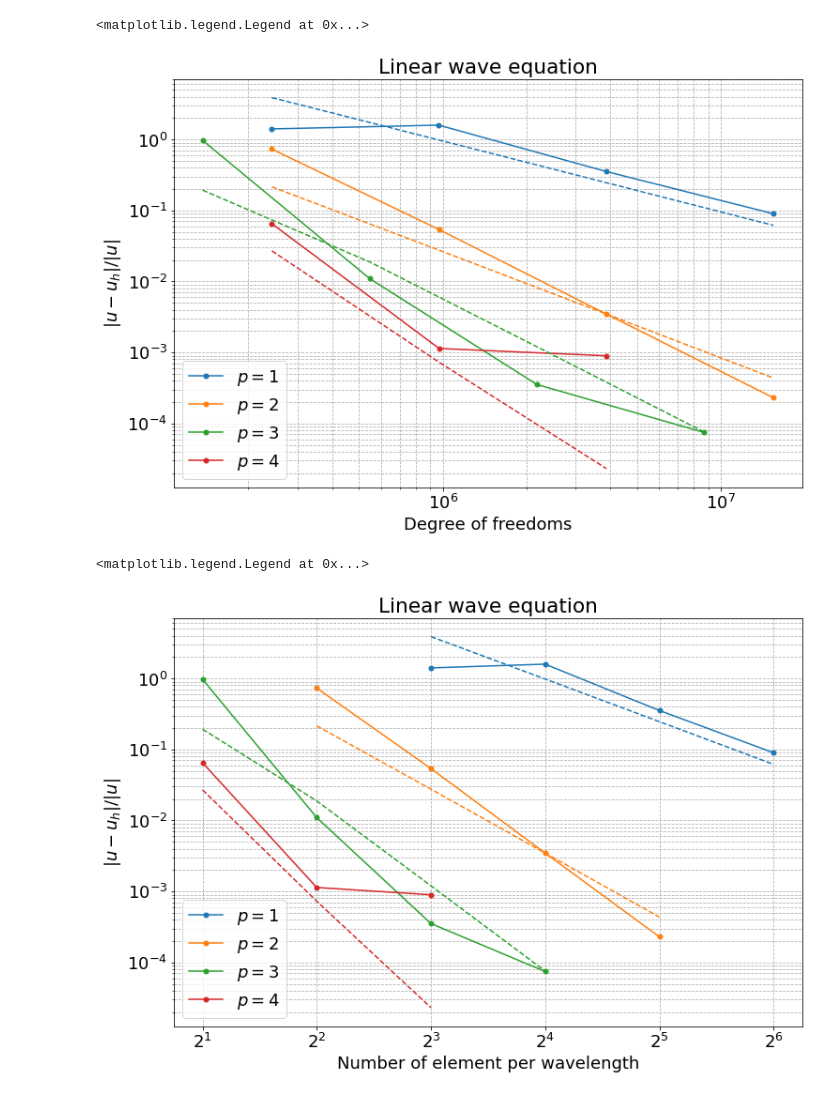
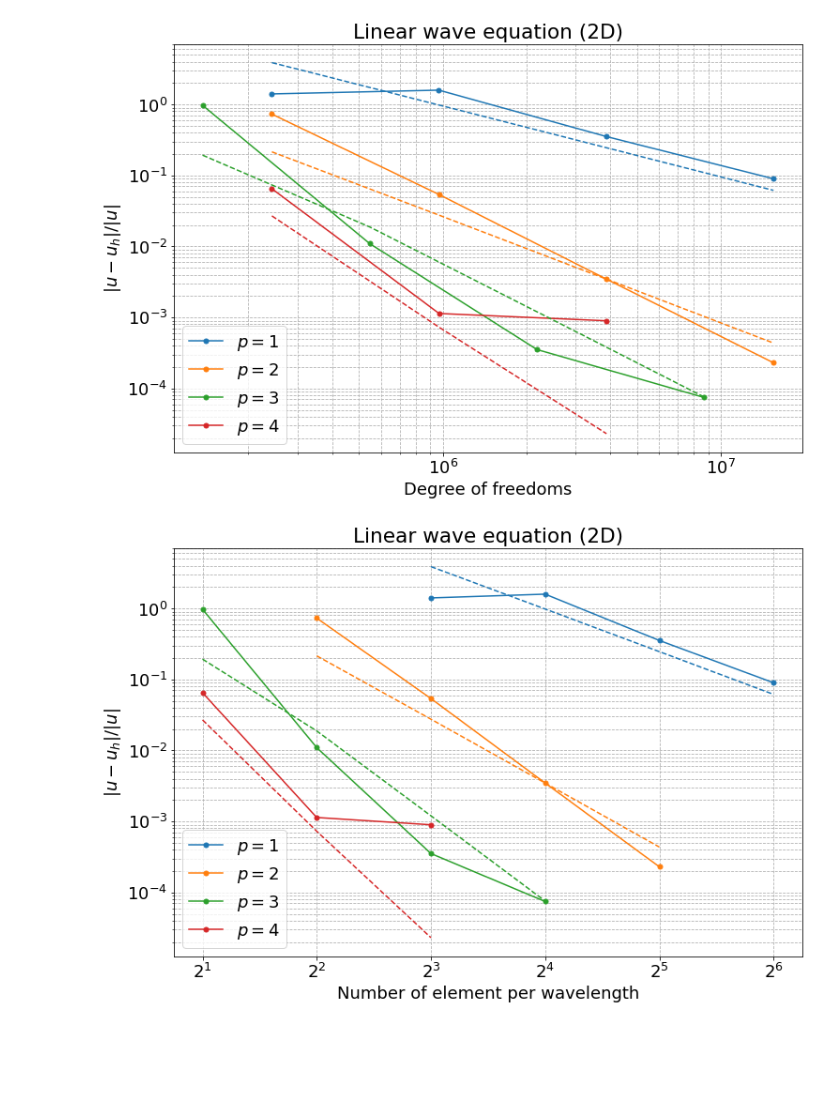
Before and after one commit to adeebkor/fenicsx-fus, a Jupyter notebook: data/error_plot_2d.ipynb, the cells around one changed output. Saved outputs shown, nothing was run; the diff lists cells and outputs as text; code cells hidden in the pictures; blank space fills up the shorter version.

```diff
--- a/data/error_plot_2d.ipynb
+++ b/data/error_plot_2d.ipynb
@@ -44,30 +44,29 @@ linear_p4 = linear_default[linear_default["Basis degree"] == 4]
 # %%
 fig, ax = plt.subplots(figsize=(12, 8))
 
 ax.plot(linear_p1["Degree of freedoms"], linear_p1["L2 error FE"], 'C0-o', ms=5, label='$p=1$')
 ax.plot(linear_p2["Degree of freedoms"], linear_p2["L2 error FE"], 'C1-o', ms=5, label='$p=2$')
 ax.plot(linear_p3["Degree of freedoms"], linear_p3["L2 error FE"], 'C2-o', ms=5, label='$p=3$')
 ax.plot(linear_p4["Degree of freedoms"], linear_p4["L2 error FE"], 'C3-o', ms=5, label='$p=4$')
 
 ax.plot(linear_p1["Degree of freedoms"], 70*linear_p1["L2 error BA"], 'C0--', ms=5)
 ax.plot(linear_p2["Degree of freedoms"], 10*linear_p2["L2 error BA"], 'C1--', ms=5)
 ax.plot(linear_p3["Degree of freedoms"], 10*linear_p3["L2 error BA"], 'C2--', ms=5)
 ax.plot(linear_p4["Degree of freedoms"], 5*linear_p4["L2 error BA"], 'C3--', ms=5)
 
 ax.set_xscale('log')
 ax.set_yscale('log')
 
-ax.set_title('Linear wave equation')
+ax.set_title('Linear wave equation (2D)')
 ax.set_xlabel('Degree of freedoms')
 ax.set_ylabel('$|u-u_{h}|/|u|$')
 
 plt.grid('on', which='both', linestyle='--')
 plt.legend()
 
-# plt.savefig("linear_2d_default_dofs.pdf")
+plt.savefig("linear_2d_default_dofs.pdf")
 # %% [output]
-<matplotlib.legend.Legend at 0x...>
-[figure, old version]
+[figure, new version]
 # %%
 fig, ax = plt.subplots(figsize=(12, 8))
 
@@ -84,17 +83,16 @@ ax.plot(linear_p4["Number of element per wavelength"], 5*linear_p4["L2 error BA"
 ax.set_xscale('log', base=2)
 ax.set_yscale('log')
 
-ax.set_title('Linear wave equation')
+ax.set_title('Linear wave equation (2D)')
 ax.set_xlabel('Number of element per wavelength')
 ax.set_ylabel('$|u-u_{h}|/|u|$')
 
 plt.grid('on', which='both', linestyle='--')
 plt.legend()
 
-# plt.savefig("linear_2d_default_nelem_per_wavelength.pdf")
+plt.savefig("linear_2d_default_nelem_per_wavelength.pdf")
 # %% [output]
-<matplotlib.legend.Legend at 0x...>
-[figure, old version]
+[figure, new version]
 # %%
 linear_p2_gll = linear_gll[linear_gll["Basis degree"] == 2]
 linear_p3_gll = linear_gll[linear_gll["Basis degree"] == 3]
```
Also changed, not shown: parts of 2 cells of this notebook, 13 other files.
